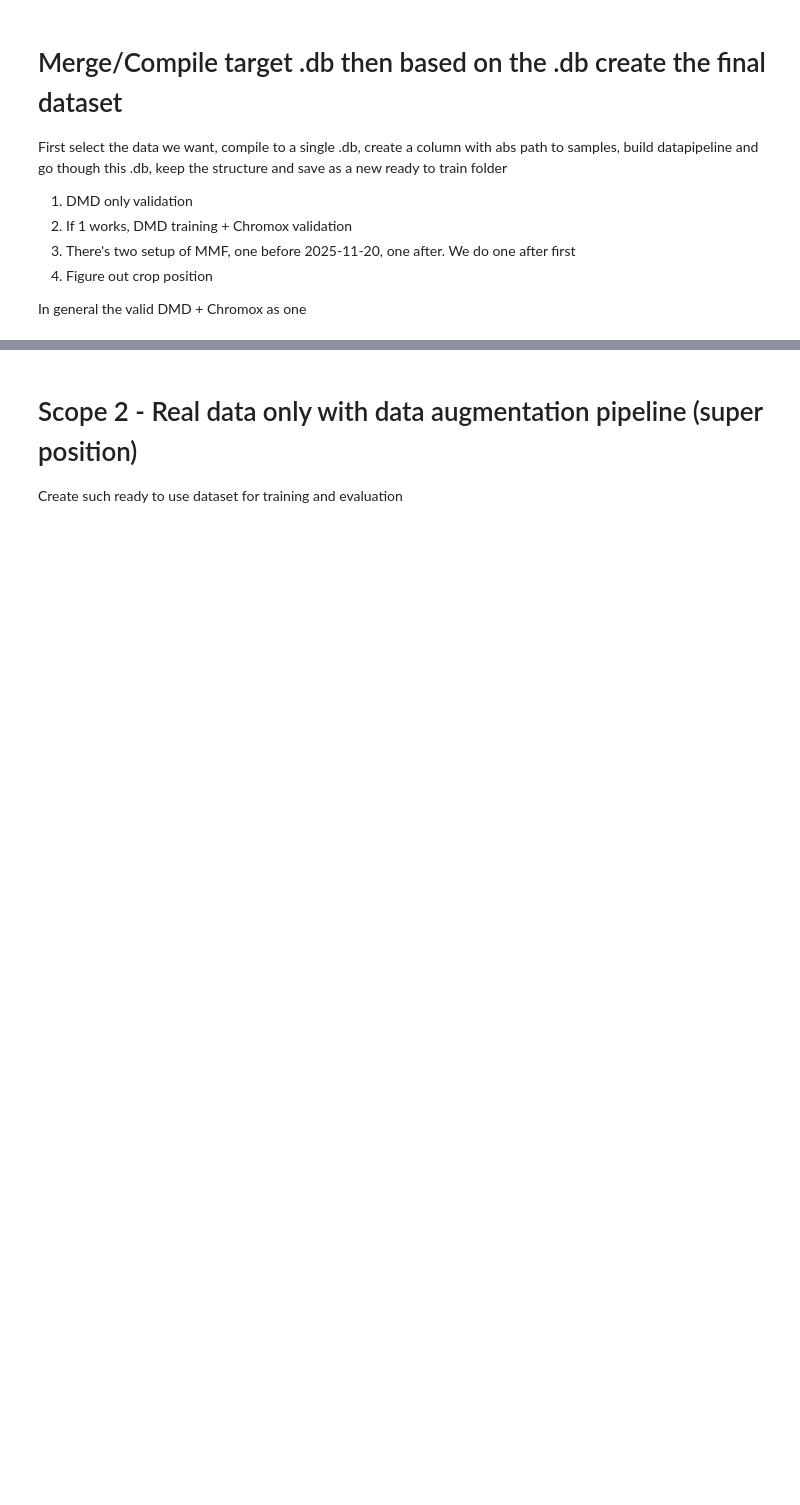
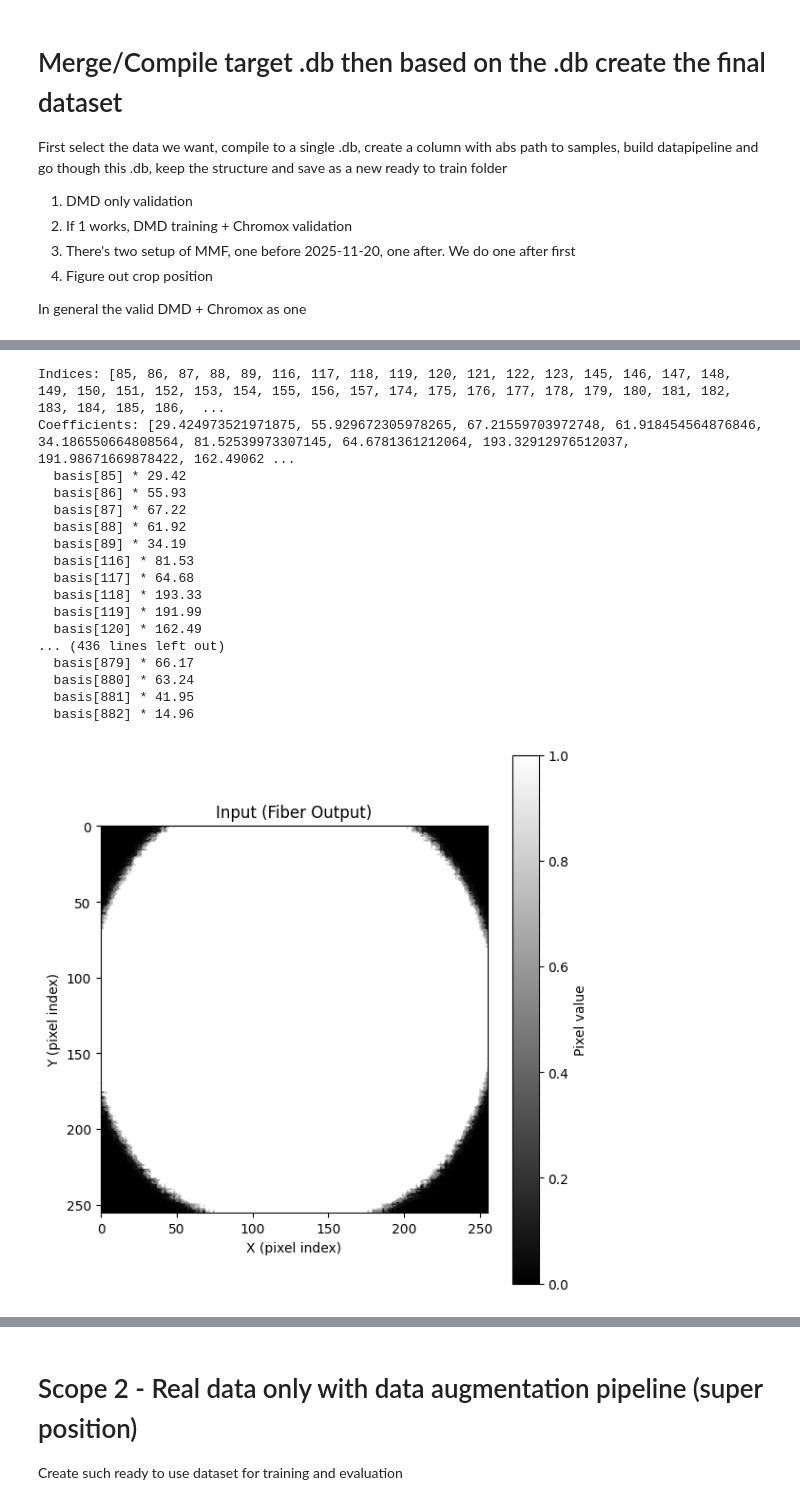
Before and after one commit to Andrew-XQY/fiber-image-reconstruction, a Jupyter notebook: evaluation/clear_analysis.ipynb, the cells around one changed output, grey strips where cells are left out. Saved outputs shown, nothing was run; the diff lists cells and outputs as text; code cells hidden in the pictures; blank space fills up the shorter version.

Commit message:
add basis combinator pipeline

```diff
--- a/evaluation/clear_analysis.ipynb
+++ b/evaluation/clear_analysis.ipynb
@@ -442,0 +462,43 @@ pipeline = LinearBasisPipeline(
+# %%
+# Each dataset (train, val, test) takes some random samples for visualization and sanity check
+# Specifically for the training set, also print out the basis combination info
+for sample in train_pipeline:
+    record = combinator.last_record
+    print(f"Indices: {record.indices}")
+    print(f"Coefficients: {record.coefficients}")
+    # Get the actual basis components
+    for idx, coef in zip(record.indices, record.coefficients):
+        basis_item = train_pipeline.get_basis(idx)
+        print(f"  basis[{idx}] * {coef:.2f}")
+    left_parts, right_parts = sample
+    plot_image(left_parts[0], title="Input (Fiber Output)", figsize=(6,6))
+    plot_image(right_parts[0], title="Ground Truth", figsize=(6,6))
+    break
+
+for left_parts, right_parts in val_pipeline:
+    plot_image(left_parts[0], title="Input (Fiber Output)", figsize=(6,6))
+    plot_image(right_parts[0], title="Ground Truth", figsize=(6,6))
+    break
+for left_parts, right_parts in test_pipeline:
+    plot_image(left_parts[0], title="Input (Fiber Output)", figsize=(6,6))
+    plot_image(right_parts[0], title="Ground Truth", figsize=(6,6))
+    break
+# %% [output]
+Indices: [85, 86, 87, 88, 89, 116, 117, 118, 119, 120, 121, 122, 123, 145, 146, 147, 148, 149, 150, 151, 152, 153, 154, 155, 156, 157, 174, 175, 176, 177, 178, 179, 180, 181, 182, 183, 184, 185, 186,  ...
+Coefficients: [29.424973521971875, 55.929672305978265, 67.21559703972748, 61.918454564876846, 34.186550664808564, 81.52539973307145, 64.6781361212064, 193.32912976512037, 191.98671669878422, 162.49062 ...
+  basis[85] * 29.42
+  basis[86] * 55.93
+  basis[87] * 67.22
+  basis[88] * 61.92
+  basis[89] * 34.19
+  basis[116] * 81.53
+  basis[117] * 64.68
+  basis[118] * 193.33
+  basis[119] * 191.99
+  basis[120] * 162.49
+... (436 lines left out)
+  basis[879] * 66.17
+  basis[880] * 63.24
+  basis[881] * 41.95
+  basis[882] * 14.96
+[figure, added]
```
Also changed, not shown: parts of 4 cells of this notebook, 3 other files.
